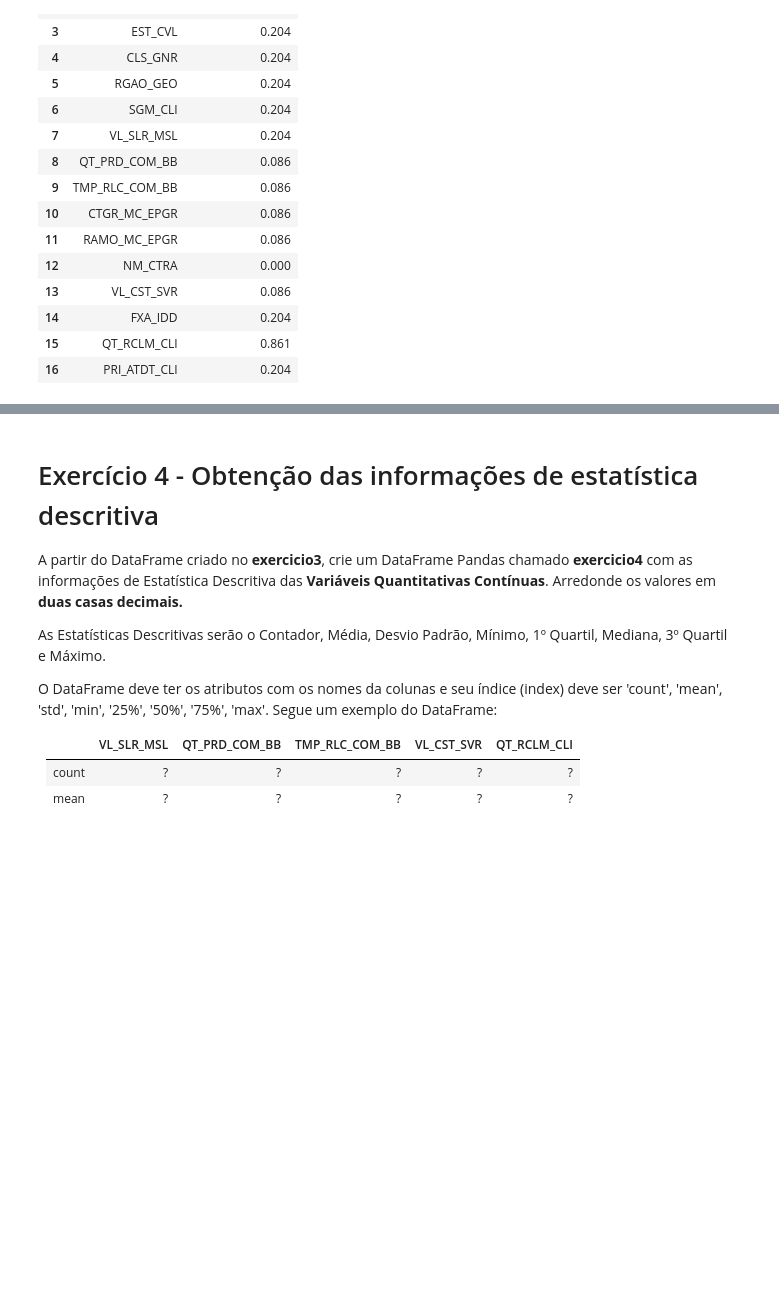
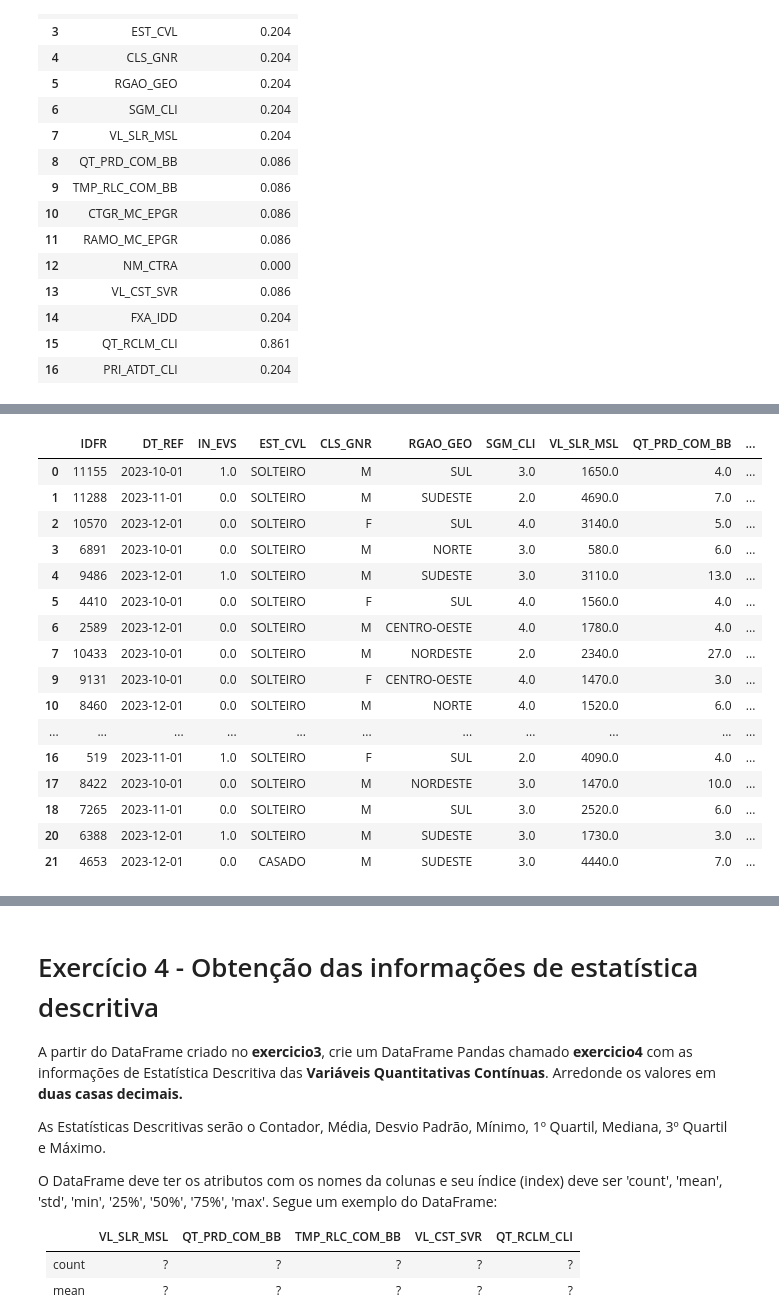
Before and after one commit to alvaromgc/academiabb, a Jupyter notebook: F0616299_ciencia_de_dados_v2.ipynb, the cells around one changed output, grey strips where cells are left out. Cells and saved outputs as stored; diff of their text form; code cells hidden in the pictures; blank space fills up the shorter version.

Commit message:
exercicio 7

```diff
--- a/F0616299_ciencia_de_dados_v2.ipynb
+++ b/F0616299_ciencia_de_dados_v2.ipynb
@@ -303,0 +309,21 @@ Segue abaixo exemplo do DataFrame com dados fícticios:
+# %%
+exercicio3 = exercicio1.dropna(subset=['IN_EVS'])
+exercicio3.head(20)
+# %% [output]
+|  | IDFR | DT_REF | IN_EVS | EST_CVL | CLS_GNR | RGAO_GEO | SGM_CLI | VL_SLR_MSL | QT_PRD_COM_BB | ... |
+| 0 | 11155 | 2023-10-01 | 1.0 | SOLTEIRO | M | SUL | 3.0 | 1650.0 | 4.0 | ... |
+| 1 | 11288 | 2023-11-01 | 0.0 | SOLTEIRO | M | SUDESTE | 2.0 | 4690.0 | 7.0 | ... |
+| 2 | 10570 | 2023-12-01 | 0.0 | SOLTEIRO | F | SUL | 4.0 | 3140.0 | 5.0 | ... |
+| 3 | 6891 | 2023-10-01 | 0.0 | SOLTEIRO | M | NORTE | 3.0 | 580.0 | 6.0 | ... |
+| 4 | 9486 | 2023-12-01 | 1.0 | SOLTEIRO | M | SUDESTE | 3.0 | 3110.0 | 13.0 | ... |
+| 5 | 4410 | 2023-10-01 | 0.0 | SOLTEIRO | F | SUL | 4.0 | 1560.0 | 4.0 | ... |
+| 6 | 2589 | 2023-12-01 | 0.0 | SOLTEIRO | M | CENTRO-OESTE | 4.0 | 1780.0 | 4.0 | ... |
+| 7 | 10433 | 2023-10-01 | 0.0 | SOLTEIRO | M | NORDESTE | 2.0 | 2340.0 | 27.0 | ... |
+| 9 | 9131 | 2023-10-01 | 0.0 | SOLTEIRO | F | CENTRO-OESTE | 4.0 | 1470.0 | 3.0 | ... |
+| 10 | 8460 | 2023-12-01 | 0.0 | SOLTEIRO | M | NORTE | 4.0 | 1520.0 | 6.0 | ... |
+| ... | ... | ... | ... | ... | ... | ... | ... | ... | ... | ... |
+| 16 | 519 | 2023-11-01 | 1.0 | SOLTEIRO | F | SUL | 2.0 | 4090.0 | 4.0 | ... |
+| 17 | 8422 | 2023-10-01 | 0.0 | SOLTEIRO | M | NORDESTE | 3.0 | 1470.0 | 10.0 | ... |
+| 18 | 7265 | 2023-11-01 | 0.0 | SOLTEIRO | M | SUL | 3.0 | 2520.0 | 6.0 | ... |
+| 20 | 6388 | 2023-12-01 | 1.0 | SOLTEIRO | M | SUDESTE | 3.0 | 1730.0 | 3.0 | ... |
+| 21 | 4653 | 2023-12-01 | 0.0 | CASADO | M | SUDESTE | 3.0 | 4440.0 | 7.0 | ... |
```
Also changed, not shown: parts of 17 cells of this notebook.
